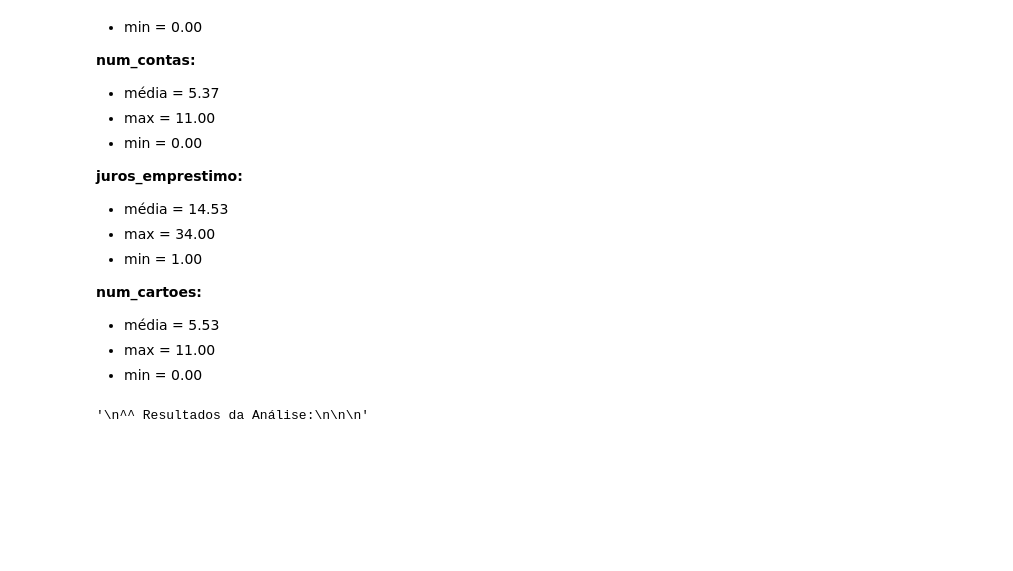
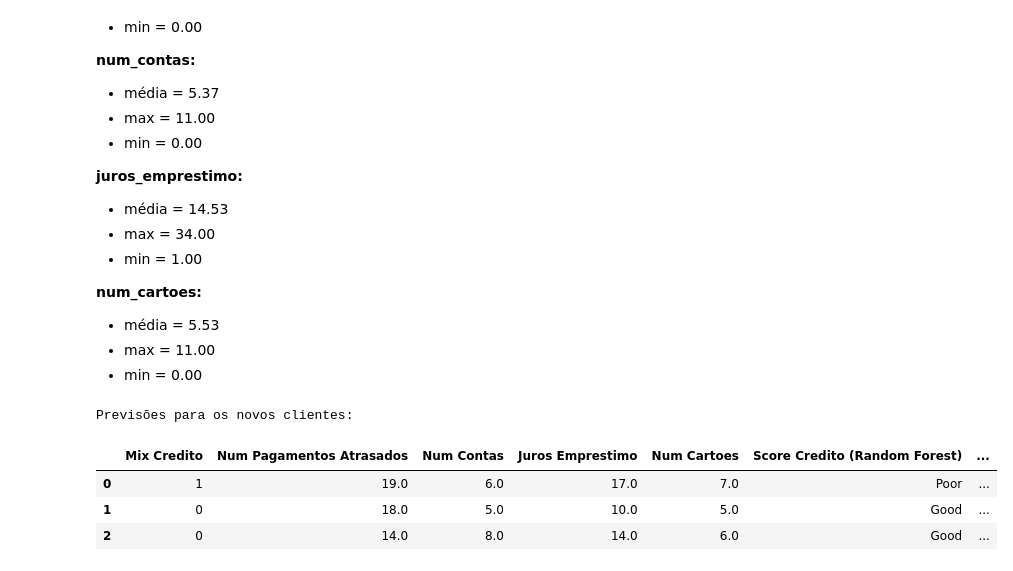
Before and after one commit to Haell39/Analise-Credito, a Jupyter notebook: main.ipynb, the cells around one changed output. Drawn from its saved outputs; the diff is of its cells as text; code cells hidden in the pictures; blank space fills up the shorter version.

```diff
--- a/main.ipynb
+++ b/main.ipynb
@@ -599,11 +599,39 @@ table[['mix_credito', 'num_pagamentos_atrasados', 'num_contas', 'juros_emprestim
 - média = 5.53
 - max = 11.00
 - min = 0.00
-# %%
-"""
-^^ Resultados da Análise:
-
-
-"""
-# %% [output]
-'\n^^ Resultados da Análise:\n\n\n'
+# %%
+"""Prevendo o Score de Crédito dos novos clientes"""
+
+novos_clientes = pd.read_csv('data\\novos_clientes.csv')
+# display(novos_clientes)
+
+novos_clientes['mix_credito'] = le.fit_transform(novos_clientes['mix_credito'])
+
+X_novos = novos_clientes[focus_columns]
+
+# Fazer previsões
+rf_pred = rf.predict(X_novos)
+knn_pred = knn.predict(X_novos)
+
+score_map = {0: 'Good', 1: 'Poor', 2: 'Standard'}
+rf_pred_labels = [score_map[pred] for pred in rf_pred]
+knn_pred_labels = [score_map[pred] for pred in knn_pred]
+
+# Exibir resultados
+resultados = pd.DataFrame({
+    'Mix Credito': novos_clientes['mix_credito'],
+    'Num Pagamentos Atrasados': novos_clientes['num_pagamentos_atrasados'],
+    'Num Contas': novos_clientes['num_contas'],
+    'Juros Emprestimo': novos_clientes['juros_emprestimo'],
+    'Num Cartoes': novos_clientes['num_cartoes'],
+    'Score Credito (Random Forest)': rf_pred_labels,
+    'Score Credito (KNN)': knn_pred_labels
+})
+print("\nPrevisões para os novos clientes:")
+display(resultados)
+# %% [output]
+Previsões para os novos clientes:
+|  | Mix Credito | Num Pagamentos Atrasados | Num Contas | Juros Emprestimo | Num Cartoes | Score Credito (Random Forest) | ... |
+| 0 | 1 | 19.0 | 6.0 | 17.0 | 7.0 | Poor | ... |
+| 1 | 0 | 18.0 | 5.0 | 10.0 | 5.0 | Good | ... |
+| 2 | 0 | 14.0 | 8.0 | 14.0 | 6.0 | Good | ... |
```
Also changed, not shown: parts of 1 cell of this notebook.
